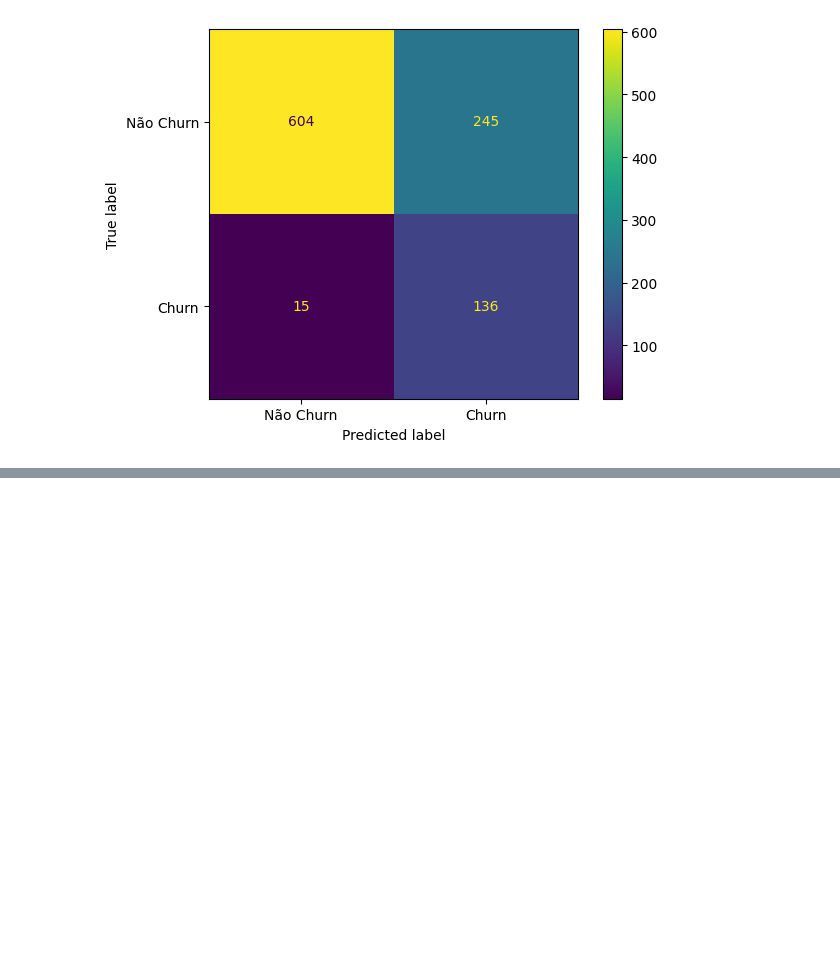
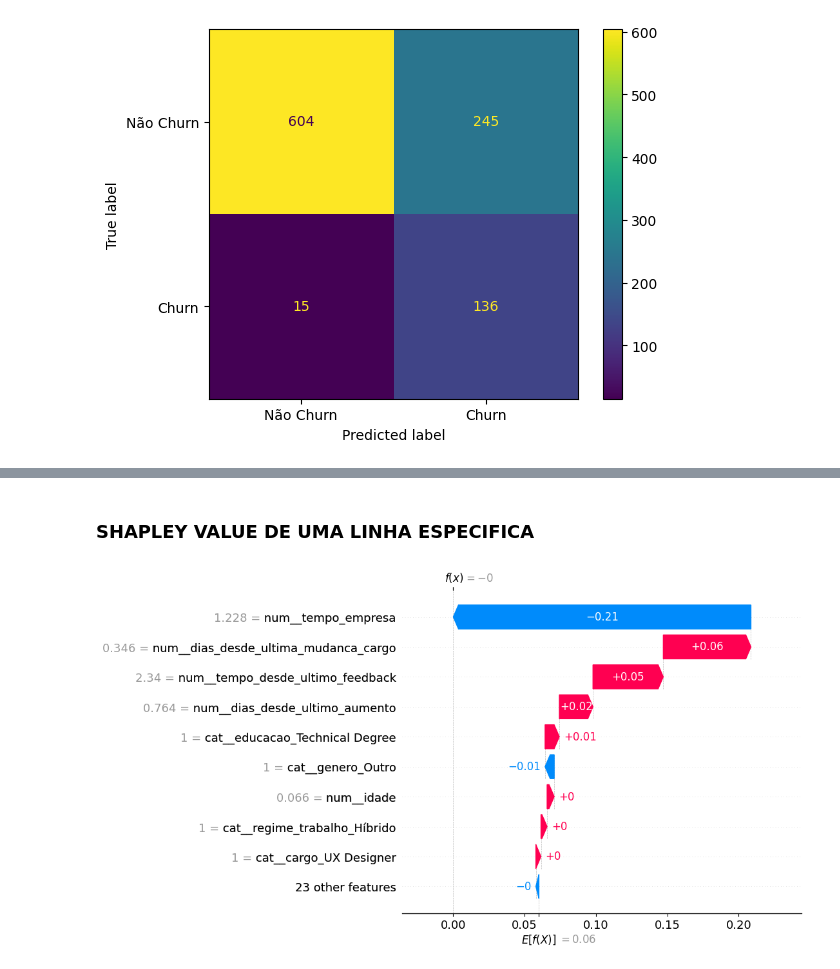
Before and after one commit to brunoramux/random_forest_churn, a Jupyter notebook: churn_employee.ipynb, the cells around one changed output, grey strips where cells are left out. Saved outputs shown, nothing was run; the diff lists cells and outputs as text; code cells hidden in the pictures; blank space fills up the shorter version.

```diff
--- a/churn_employee.ipynb
+++ b/churn_employee.ipynb
@@ -580,0 +662,6 @@ fig.plot()
+# %% [markdown]
+### SHAPLEY VALUE DE UMA LINHA ESPECIFICA
+# %%
+shap.plots.waterfall(shape_values[1])
+# %% [output]
+[figure, added]
```
Also changed, not shown: parts of 14 cells of this notebook.
